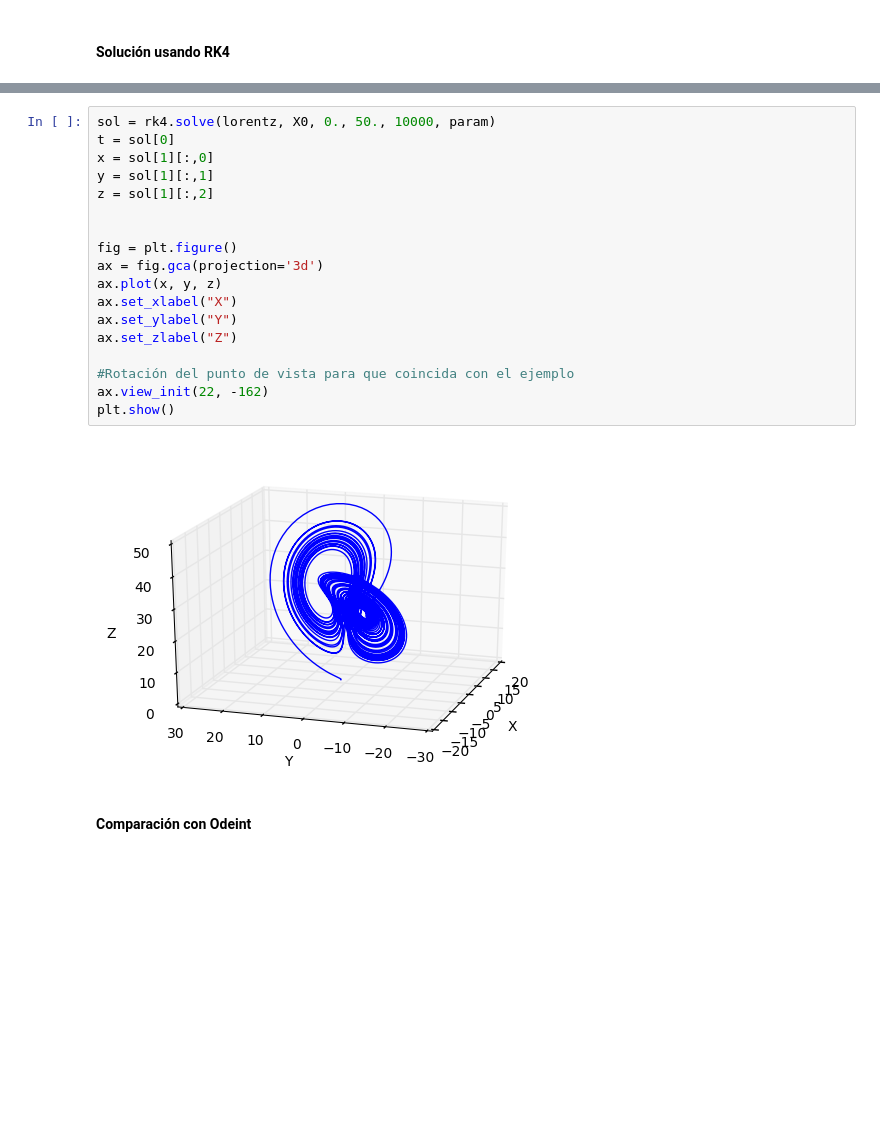
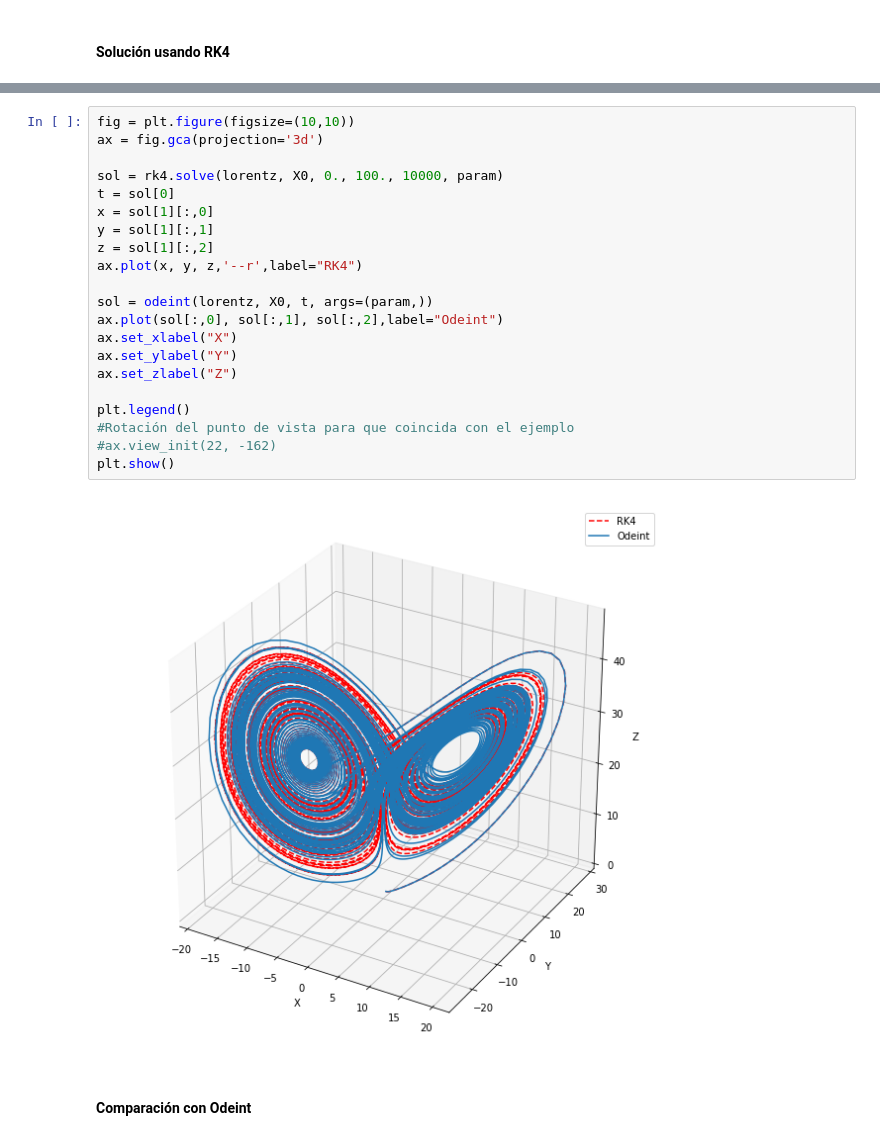
Before and after one commit to asantiagod/Lorentz_System, a Jupyter notebook: TrabajoFinal.ipynb, the cells around one changed output, grey strips where cells are left out. Saved outputs shown, nothing was run; the diff lists cells and outputs as text; blank space fills up the shorter version.

```diff
--- a/TrabajoFinal.ipynb
+++ b/TrabajoFinal.ipynb
@@ -45,23 +130,26 @@ param = [10., 28., 8./3.]
 # %%
-sol = rk4.solve(lorentz, X0, 0., 50., 10000, param)
+fig = plt.figure(figsize=(10,10))
+ax = fig.gca(projection='3d')
+
+sol = rk4.solve(lorentz, X0, 0., 100., 10000, param)
 t = sol[0]
 x = sol[1][:,0]
 y = sol[1][:,1]
 z = sol[1][:,2]
+ax.plot(x, y, z,'--r',label="RK4")
 
-
-fig = plt.figure()
-ax = fig.gca(projection='3d')
-ax.plot(x, y, z)
+sol = odeint(lorentz, X0, t, args=(param,))
+ax.plot(sol[:,0], sol[:,1], sol[:,2],label="Odeint")
 ax.set_xlabel("X")
 ax.set_ylabel("Y")
 ax.set_zlabel("Z")
 
+plt.legend()
 #Rotación del punto de vista para que coincida con el ejemplo
-ax.view_init(22, -162)
+#ax.view_init(22, -162)
 plt.show()
 # %% [output]
-[figure, old version]
+[figure, new version]
 # %% [markdown]
 #### Comparación con Odeint
 # %%
```
Also changed, not shown: parts of 8 cells of this notebook, 1 other file.
